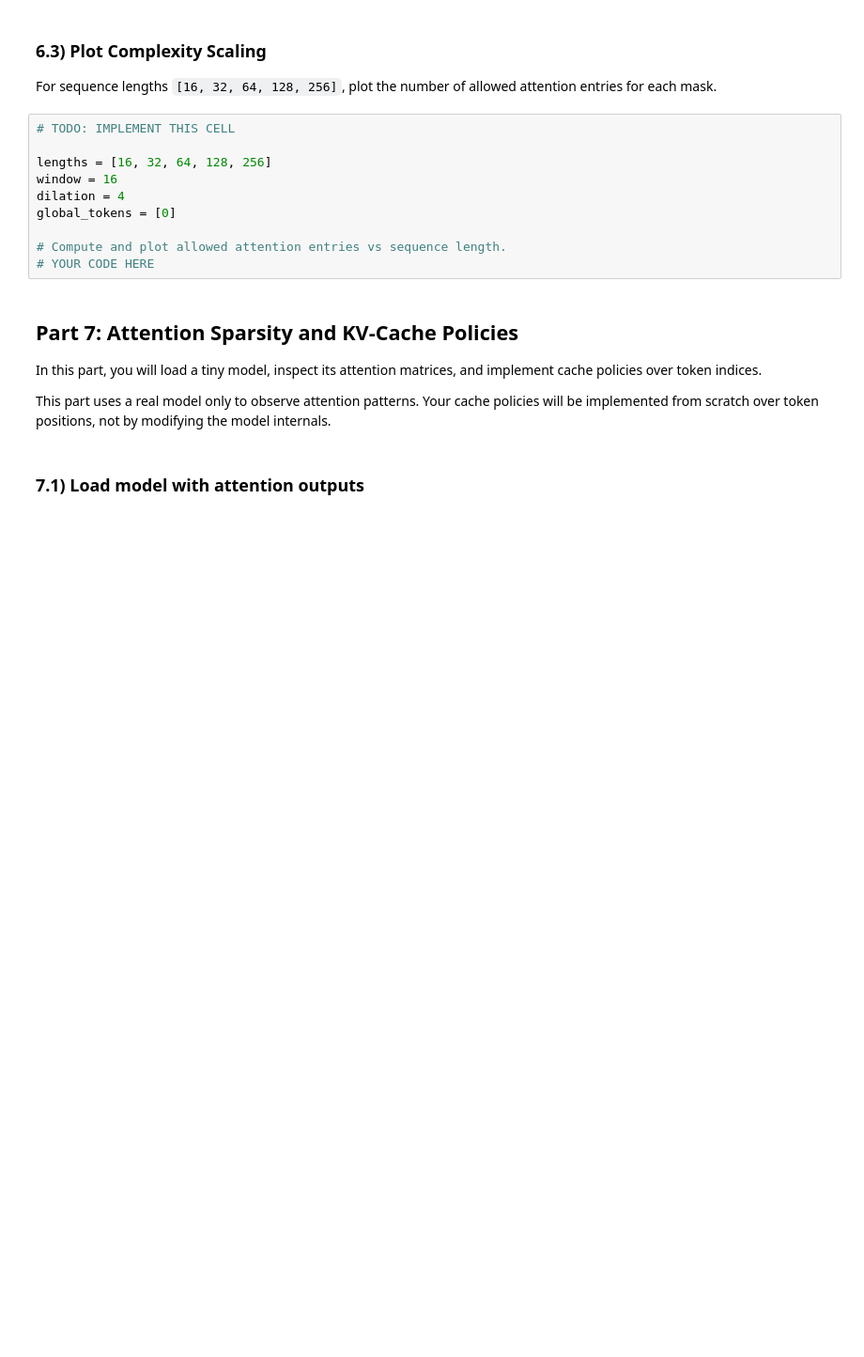
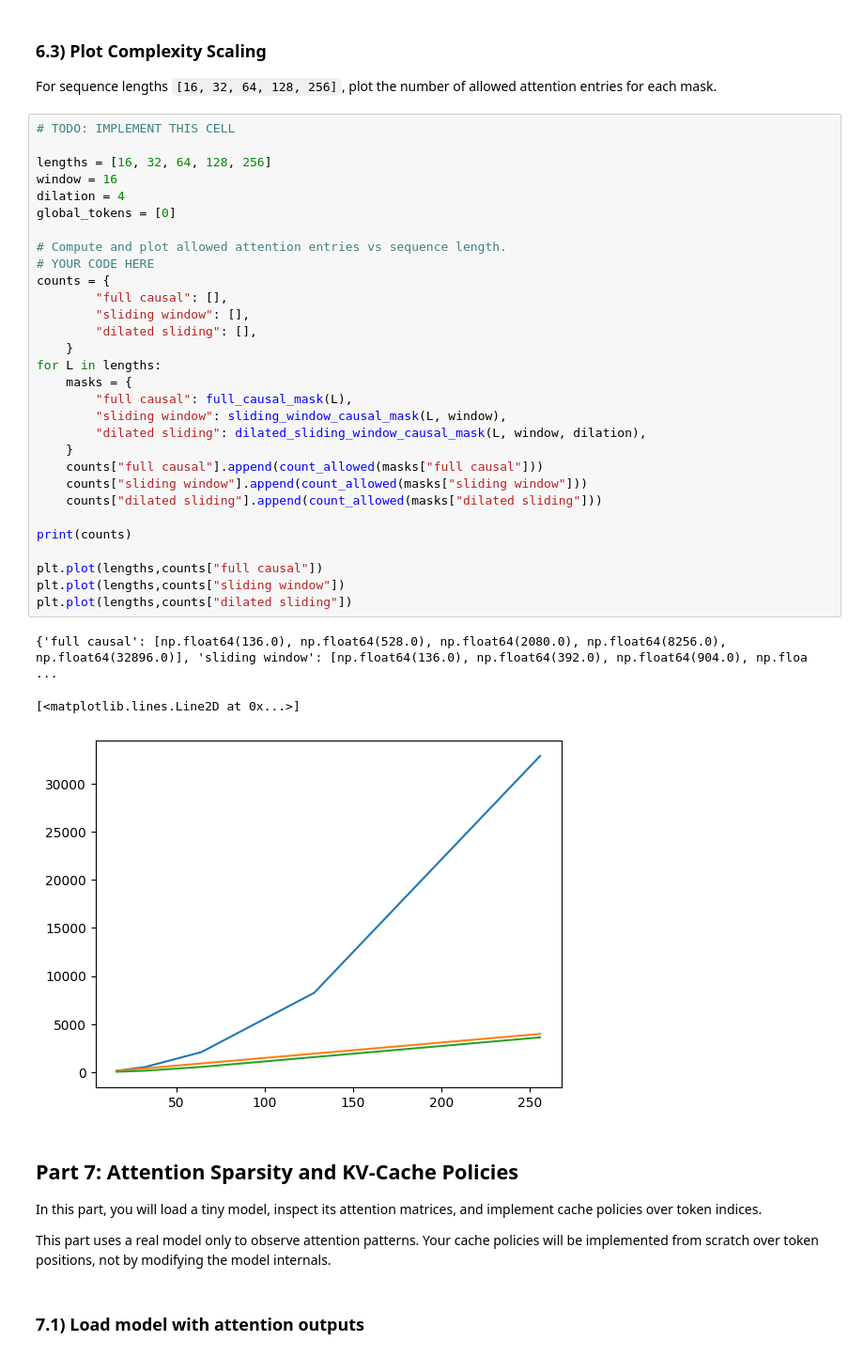
Before and after one commit to Ramneek2/Uni_git_repo, a Jupyter notebook: homework_2.ipynb, the cells around one changed output. Shown at 94% size. Cells and saved outputs as stored; diff of their text form; blank space fills up the shorter version.

```diff
--- a/homework_2.ipynb
+++ b/homework_2.ipynb
@@ -1110,13 +1109,37 @@ For sequence lengths `[16, 32, 64, 128, 256]`, plot the number of allowed attent
 # %%
 # TODO: IMPLEMENT THIS CELL
 
 lengths = [16, 32, 64, 128, 256]
 window = 16
 dilation = 4
 global_tokens = [0]
 
 # Compute and plot allowed attention entries vs sequence length.
 # YOUR CODE HERE
+counts = {
+        "full causal": [],
+        "sliding window": [],
+        "dilated sliding": [],
+    }
+for L in lengths:
+    masks = {
+        "full causal": full_causal_mask(L),
+        "sliding window": sliding_window_causal_mask(L, window),
+        "dilated sliding": dilated_sliding_window_causal_mask(L, window, dilation),
+    }
+    counts["full causal"].append(count_allowed(masks["full causal"]))
+    counts["sliding window"].append(count_allowed(masks["sliding window"]))
+    counts["dilated sliding"].append(count_allowed(masks["dilated sliding"]))
+
+print(counts)
+
+plt.plot(lengths,counts["full causal"])
+plt.plot(lengths,counts["sliding window"])
+plt.plot(lengths,counts["dilated sliding"])
+# %% [output]
+{'full causal': [np.float64(136.0), np.float64(528.0), np.float64(2080.0), np.float64(8256.0), np.float64(32896.0)], 'sliding window': [np.float64(136.0), np.float64(392.0), np.float64(904.0), np.floa ...
+[<matplotlib.lines.Line2D at 0x...>]
+[figure, added]
 # %% [markdown]
 ## Part 7: Attention Sparsity and KV-Cache Policies
 
```
Also changed, not shown: parts of 14 cells of this notebook.
